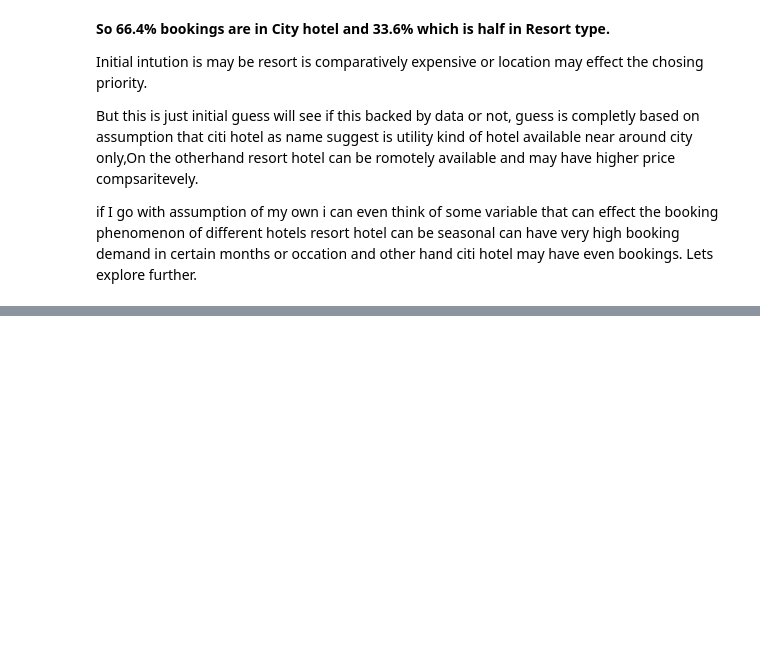
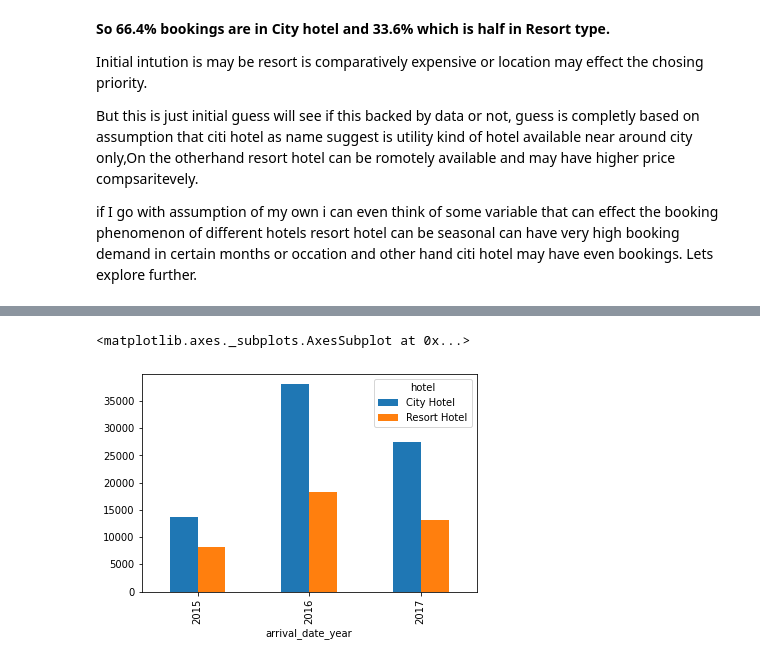
Before and after one commit to NV1511/Hotel-Booking-Data-Analysis, a Jupyter notebook: Capstone_Project_Hotel_Booking_Analysis.ipynb, the cells around one changed output, grey strips where cells are left out. Cells and saved outputs as stored; diff of their text form; code cells hidden in the pictures; blank space fills up the shorter version.

```diff
--- a/Capstone_Project_Hotel_Booking_Analysis.ipynb
+++ b/Capstone_Project_Hotel_Booking_Analysis.ipynb
@@ -240,3 +240,7 @@ But this is just initial guess will see if this backed by data or not, guess is
 
 if I go with assumption of my own i can even think of some variable that can effect the booking phenomenon of different hotels resort hotel can be seasonal can have very high booking demand in certain months or occation and other hand citi hotel may have even bookings.
 Lets explore further.
+# %%
+#Now lets do year wise analysis and for that Get the table which display hotel type wise data for each year
+hotel_year_wise_analysis=df.groupby(['arrival_date_year','hotel'])['meal'].count().unstack()
+hotel_year_wise_analysis
@@ -242,0 +253,6 @@ Lets explore further.
+# %%
+#Plot the analysis
+hotel_year_wise_analysis.plot.bar()
+# %% [output]
+<matplotlib.axes._subplots.AxesSubplot at 0x...>
+[figure, added]
```
Also changed, not shown: parts of 10 cells of this notebook.
